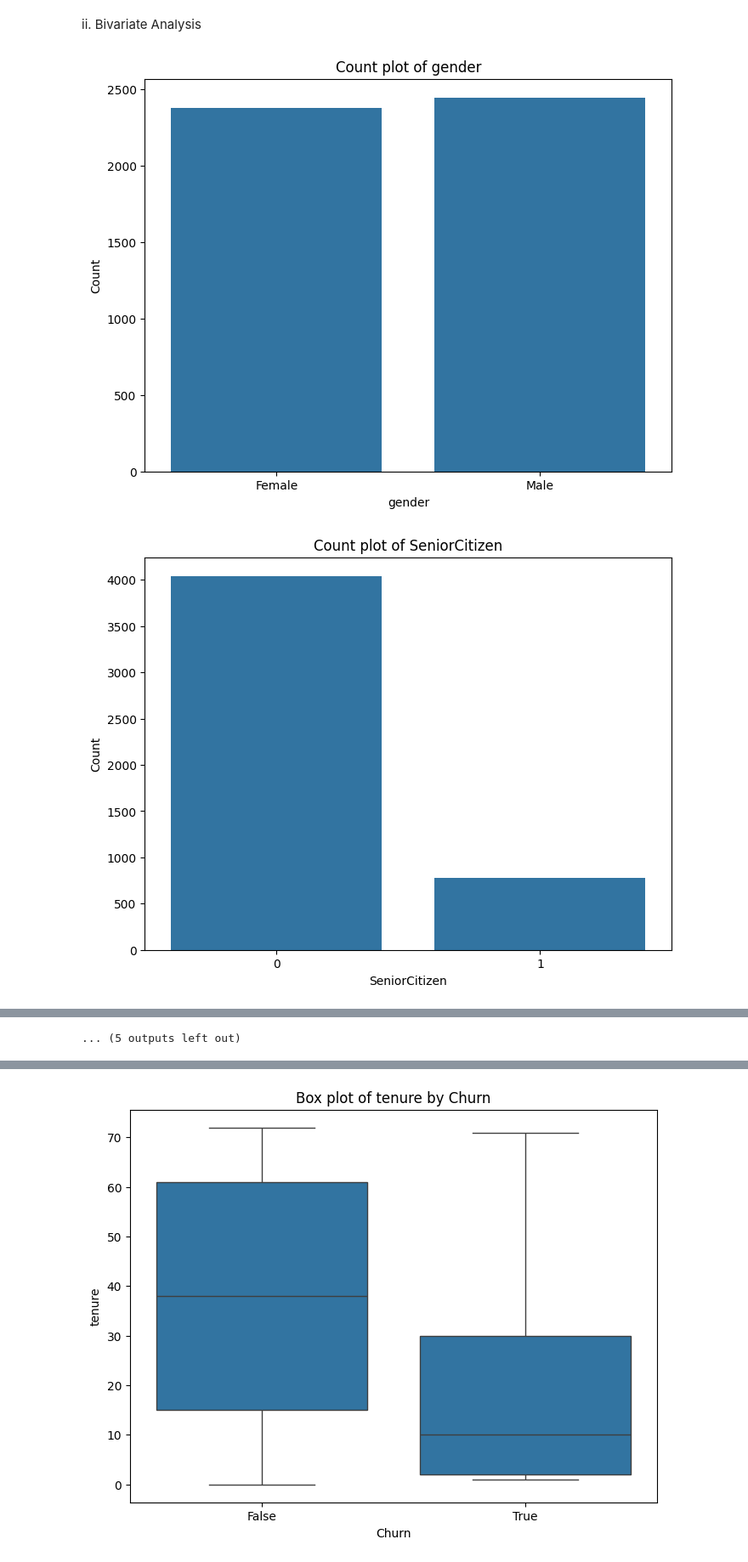
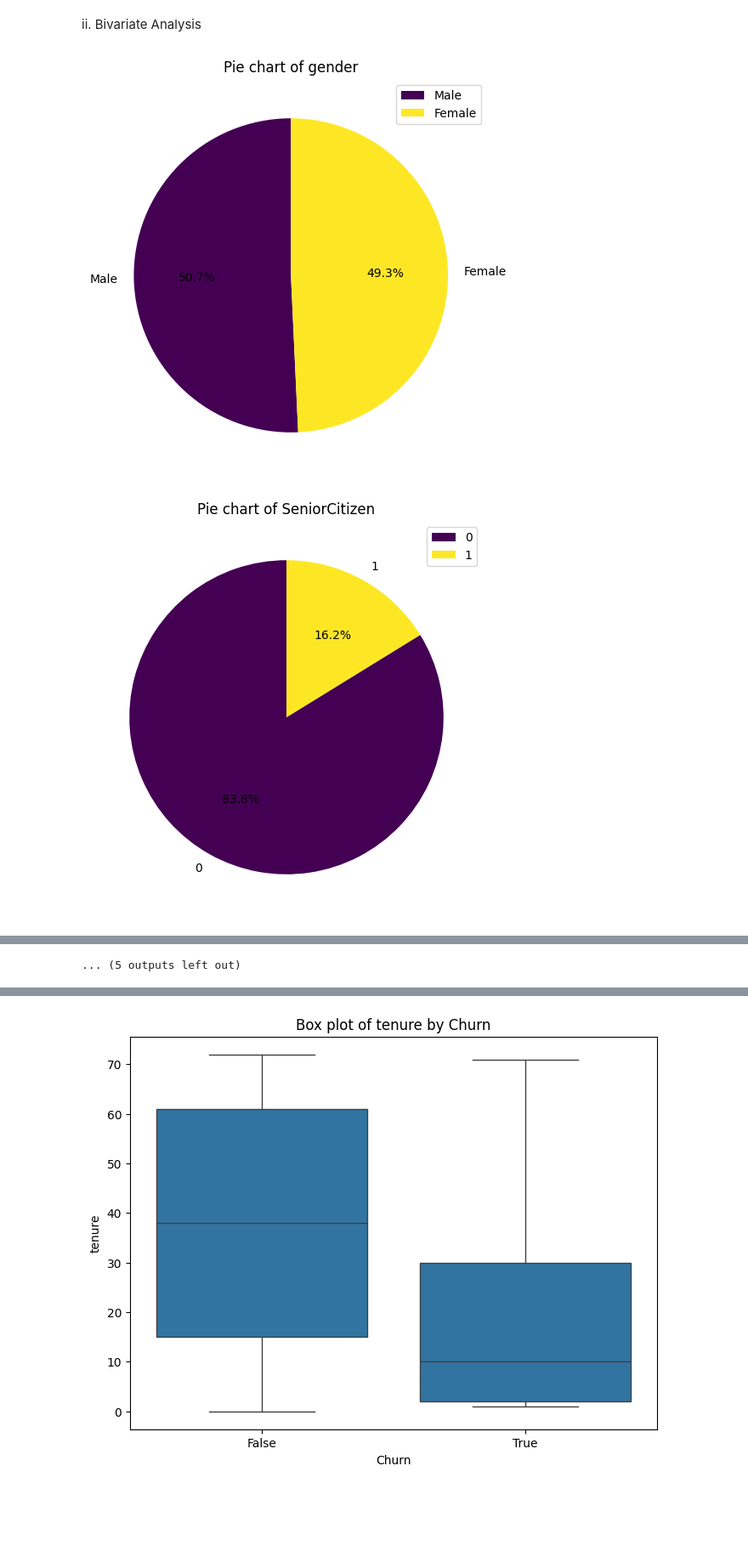
Before and after one commit to MillicentAgyir/LP2-Classification-Project, a Jupyter notebook: Notebooks/main.ipynb, the cells around one changed output, grey strips where cells are left out. Shown at 85% size. Saved outputs shown, nothing was run; the diff lists cells and outputs as text; code cells hidden in the pictures; blank space fills up the shorter version.

```diff
--- a/Notebooks/main.ipynb
+++ b/Notebooks/main.ipynb
@@ -367,26 +367,26 @@ ii. Bivariate Analysis
 # %%
 # Replace "No" with False and "Yes" with True
 data_combined.replace({"No": False, "Yes": True}, inplace=True)
 
 # Remove rows where 'MultipleLines' is 'No phone service'
 data_combined= data_combined[data_combined['MultipleLines'] != 'No phone service']
 
 
 # Count plots for categorical features: Provides the frequency distribution of categorical variables, highlighting the proportion of each category in the dataset.
 categorical_columns = [
     'gender', 'SeniorCitizen', 'Partner', 'Dependents', 'PhoneService',
     'MultipleLines', 'InternetService', 'OnlineSecurity', 'OnlineBackup',
     'DeviceProtection', 'TechSupport', 'StreamingTV', 'StreamingMovies',
     'Contract', 'PaperlessBilling', 'PaymentMethod', 'Churn'
 ]
 
+# Plot pie charts for categorical features
 for col in categorical_columns:
     plt.figure(figsize=(8, 6))
-    sns.countplot(data=data_combined, x=col)
-    plt.title(f'Count plot of {col}')
-    plt.xlabel(col)
-    plt.ylabel('Count')
+    data_combined[col].value_counts().plot.pie(autopct='%1.1f%%', startangle=90, cmap='viridis', legend=True)
+    plt.title(f'Pie chart of {col}')
+    plt.ylabel('')
     plt.show()
 # %% [output]
-[figure, old version]
+[figure, new version]
-[figure, old version]
+[figure, new version]
```
Also changed, not shown: parts of 12 cells of this notebook.
